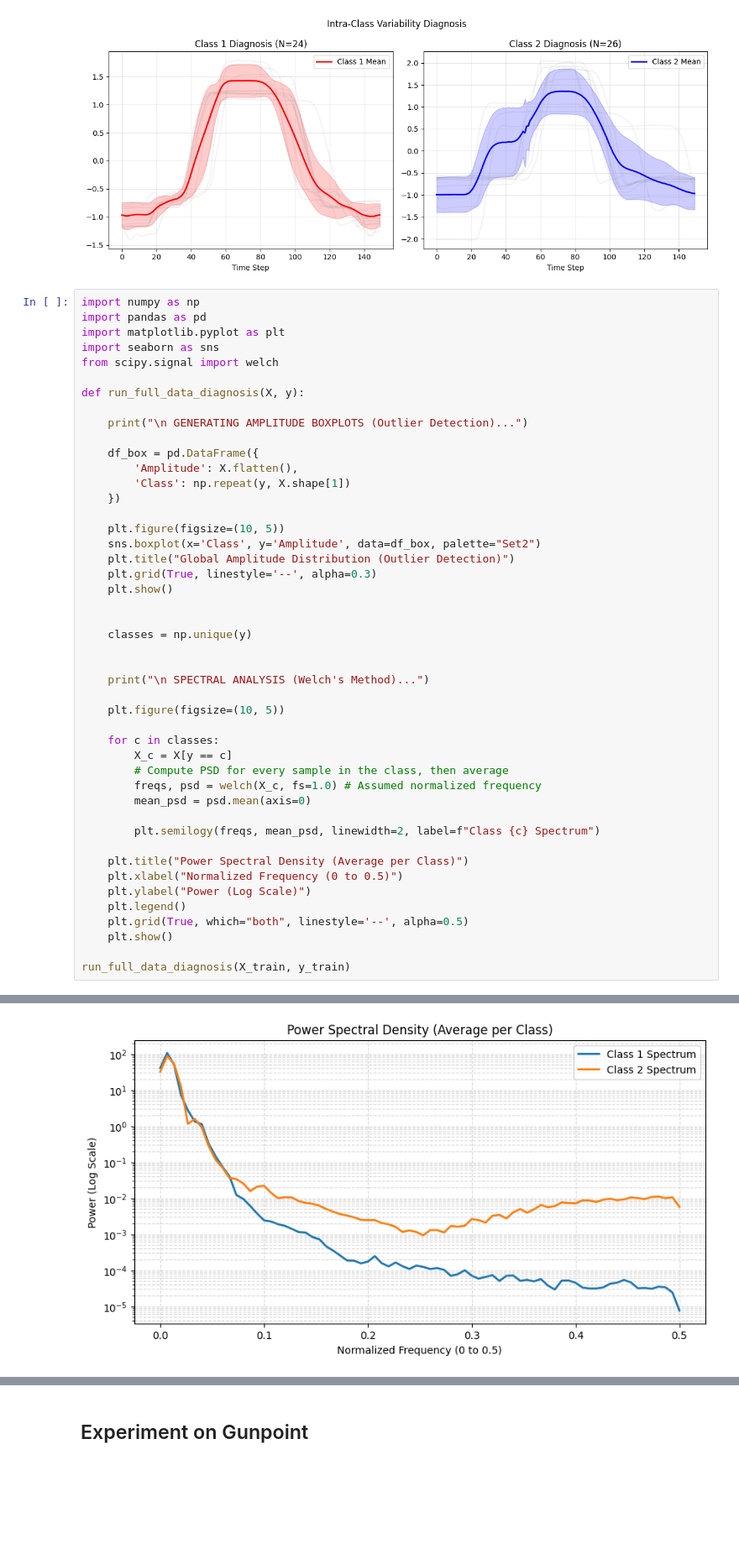
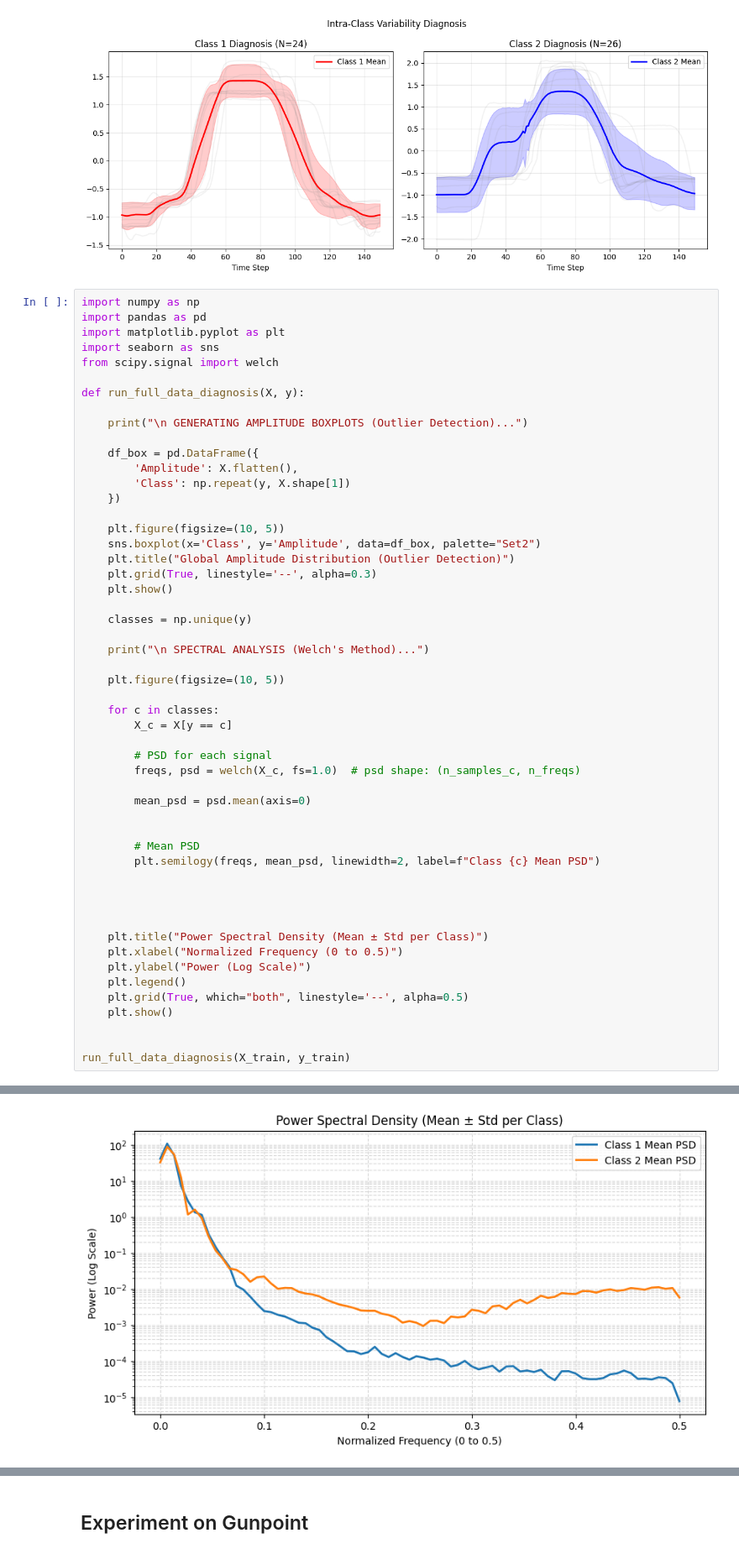
Before and after one commit to TristanoB/shapelet_transformation, a Jupyter notebook: implementation.ipynb, the cells around one changed output, grey strips where cells are left out. Shown at 84% size. Drawn from its saved outputs; the diff is of its cells as text; blank space fills up the shorter version.

```diff
--- a/implementation.ipynb
+++ b/implementation.ipynb
@@ -647,37 +647,43 @@ def run_full_data_diagnosis(X, y):
     sns.boxplot(x='Class', y='Amplitude', data=df_box, palette="Set2")
     plt.title("Global Amplitude Distribution (Outlier Detection)")
     plt.grid(True, linestyle='--', alpha=0.3)
     plt.show()
 
-
     classes = np.unique(y)
-
 
     print("\n SPECTRAL ANALYSIS (Welch's Method)...")
 
     plt.figure(figsize=(10, 5))
 
     for c in classes:
         X_c = X[y == c]
-        # Compute PSD for every sample in the class, then average
-        freqs, psd = welch(X_c, fs=1.0) # Assumed normalized frequency
+
+        # PSD for each signal
+        freqs, psd = welch(X_c, fs=1.0)  # psd shape: (n_samples_c, n_freqs)
+
         mean_psd = psd.mean(axis=0)
 
-        plt.semilogy(freqs, mean_psd, linewidth=2, label=f"Class {c} Spectrum")
 
-    plt.title("Power Spectral Density (Average per Class)")
+        # Mean PSD
+        plt.semilogy(freqs, mean_psd, linewidth=2, label=f"Class {c} Mean PSD")
+
+
+
+
+    plt.title("Power Spectral Density (Mean ± Std per Class)")
     plt.xlabel("Normalized Frequency (0 to 0.5)")
     plt.ylabel("Power (Log Scale)")
     plt.legend()
     plt.grid(True, which="both", linestyle='--', alpha=0.5)
     plt.show()
 
+
 run_full_data_diagnosis(X_train, y_train)
 # %% [output]
  GENERATING AMPLITUDE BOXPLOTS (Outlier Detection)...
 Passing `palette` without assigning `hue` is deprecated and will be removed in v0.14.0. Assign the `x` variable to `hue` and set `legend=False` for the same effect.
 
   sns.boxplot(x='Class', y='Amplitude', data=df_box, palette="Set2")
 [figure]
  SPECTRAL ANALYSIS (Welch's Method)...
-[figure, old version]
+[figure, new version]
```
Also changed, not shown: parts of 11 cells of this notebook.
